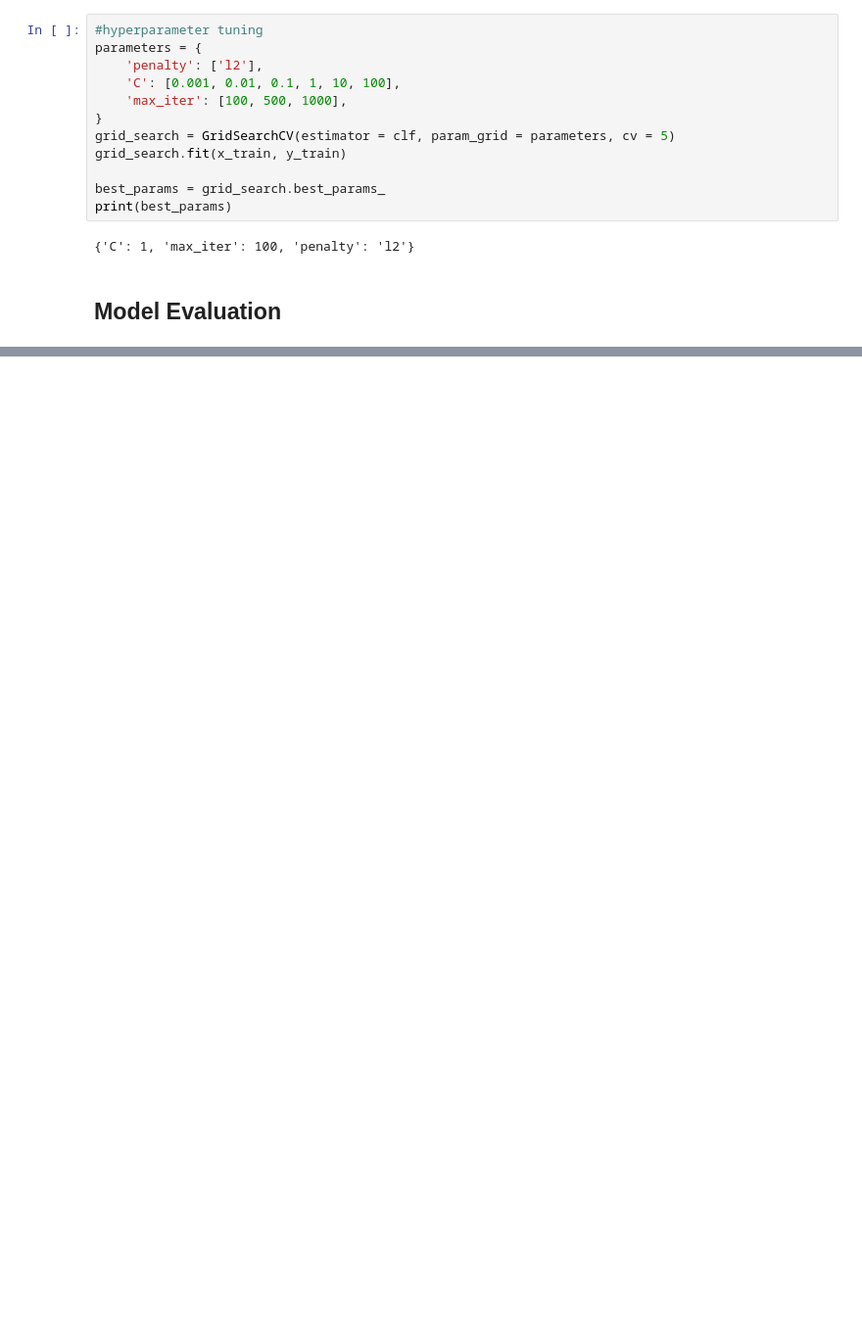
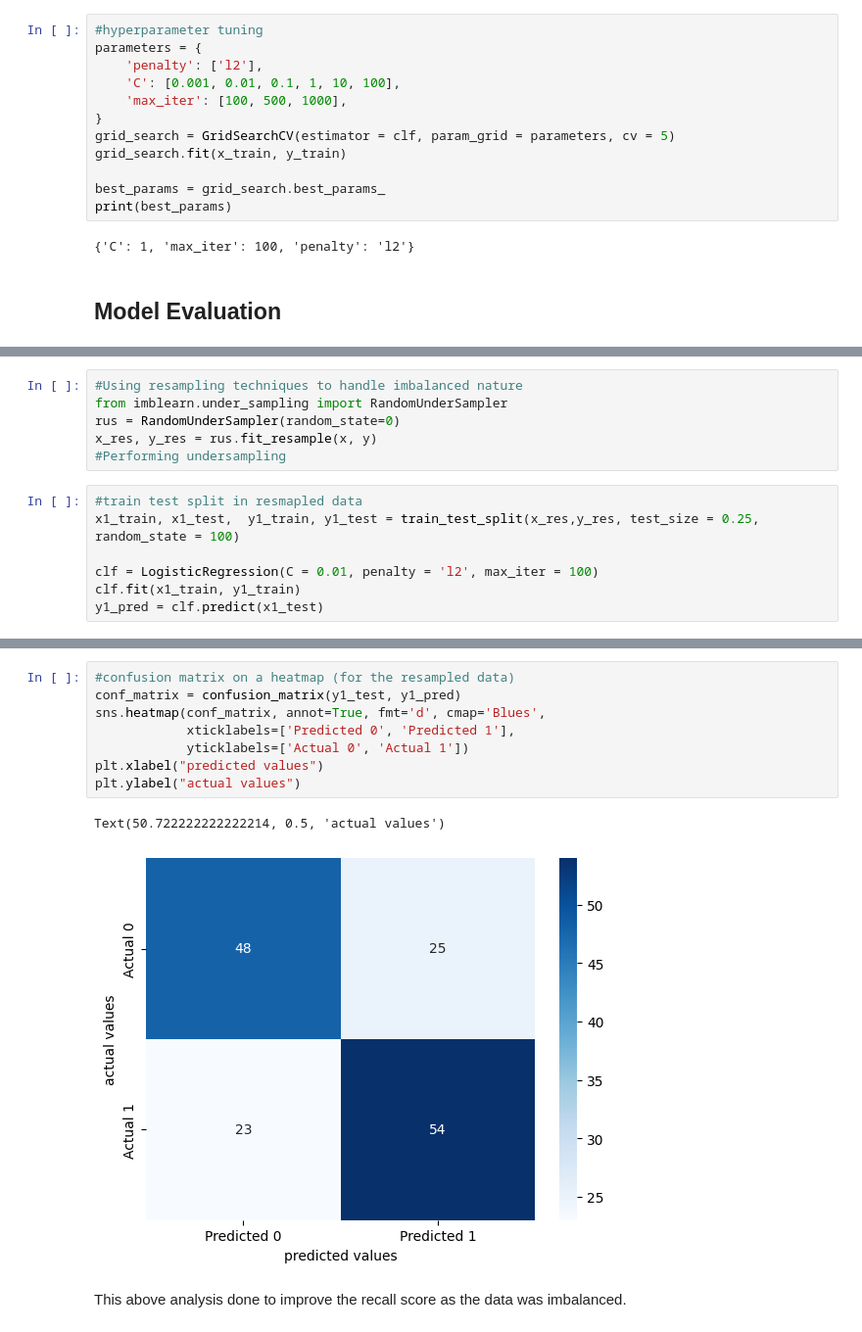
Before and after one commit to devroopsaha744/MLCOE-TASK-2, a Jupyter notebook: MLCOE_Task_2_Classification_task.ipynb, the cells around one changed output, grey strips where cells are left out. Shown at 98% size. Saved outputs shown, nothing was run; the diff lists cells and outputs as text; blank space fills up the shorter version.

```diff
--- a/MLCOE_Task_2_Classification_task.ipynb
+++ b/MLCOE_Task_2_Classification_task.ipynb
@@ -571,0 +585,13 @@ Text(50.722222222222214, 0.5, 'actual values')
+# %%
+#Using resampling techniques to handle imbalanced nature
+from imblearn.under_sampling import RandomUnderSampler
+rus = RandomUnderSampler(random_state=0)
+x_res, y_res = rus.fit_resample(x, y)
+#Performing undersampling
+# %%
+#train test split in resmapled data
+x1_train, x1_test,  y1_train, y1_test = train_test_split(x_res,y_res, test_size = 0.25, random_state = 100)
+
+clf = LogisticRegression(C = 0.01, penalty = 'l2', max_iter = 100)
+clf.fit(x1_train, y1_train)
+y1_pred = clf.predict(x1_test)
@@ -571,0 +633,13 @@ Text(50.722222222222214, 0.5, 'actual values')
+# %%
+#confusion matrix on a heatmap (for the resampled data)
+conf_matrix = confusion_matrix(y1_test, y1_pred)
+sns.heatmap(conf_matrix, annot=True, fmt='d', cmap='Blues',
+            xticklabels=['Predicted 0', 'Predicted 1'],
+            yticklabels=['Actual 0', 'Actual 1'])
+plt.xlabel("predicted values")
+plt.ylabel("actual values")
+# %% [output]
+Text(50.722222222222214, 0.5, 'actual values')
+[figure, added]
+# %% [markdown]
+This above analysis done to improve the recall score as the data was imbalanced.
```
Also changed, not shown: parts of 7 cells of this notebook.
